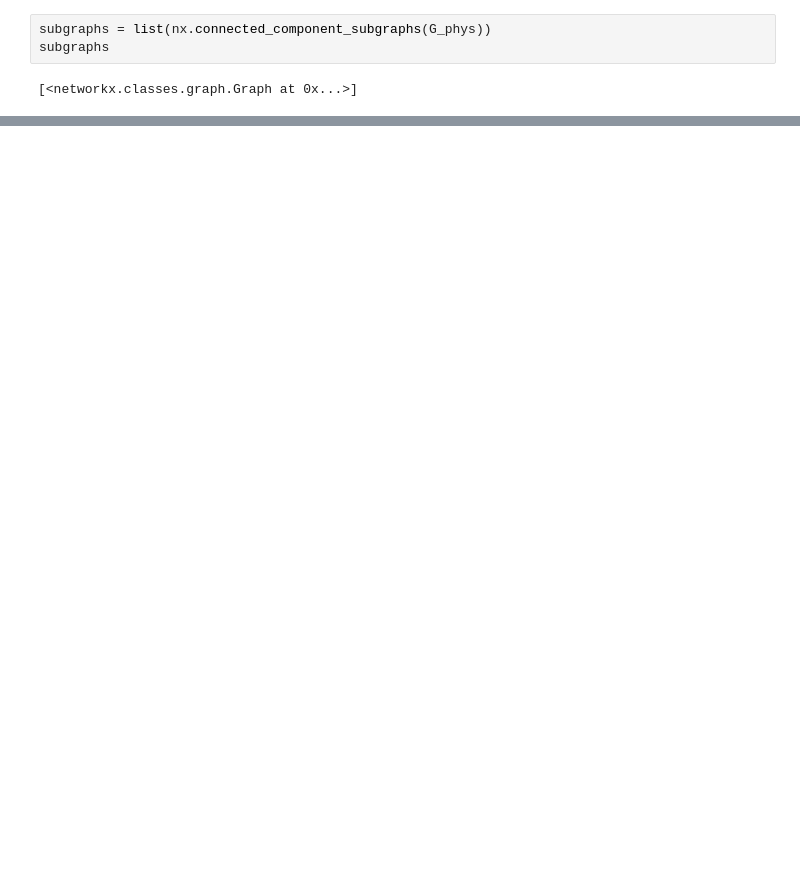
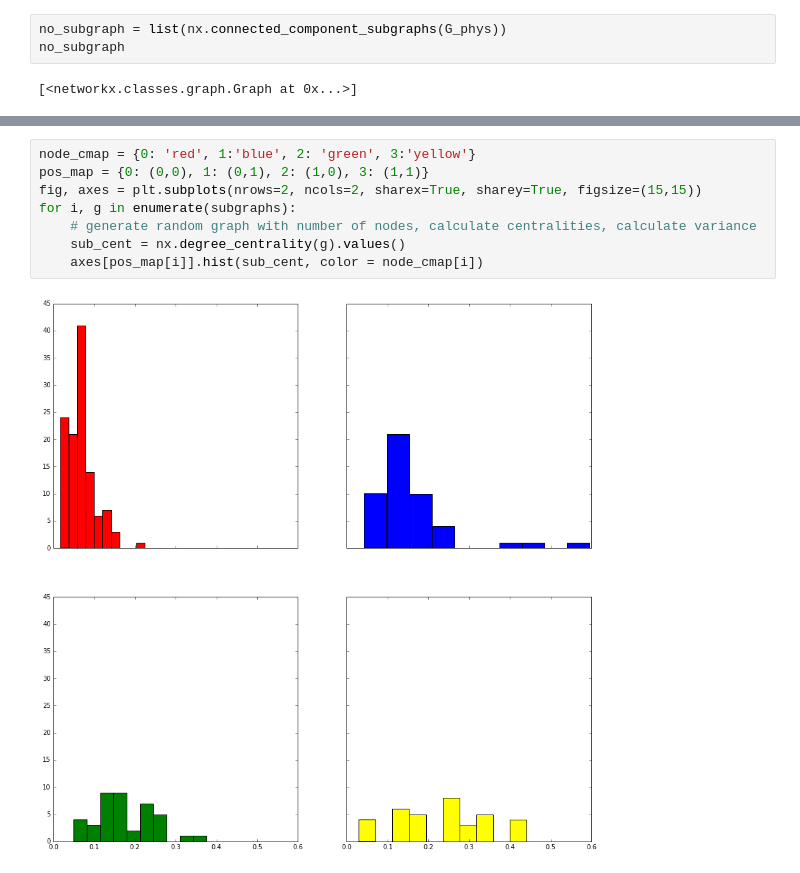
Before and after one commit to womenindatascienceatx/wids_network_analysis, a Jupyter notebook: network_analysis.ipynb, the cells around one changed output, grey strips where cells are left out. Saved outputs shown, nothing was run; the diff lists cells and outputs as text; blank space fills up the shorter version.

```diff
--- a/network_analysis.ipynb
+++ b/network_analysis.ipynb
@@ -290,5 +293,5 @@ nx.draw_networkx(G_phys,pos=nx.spring_layout(G_phys), nodelist=nodes, edgelist=e
 # %%
-subgraphs = list(nx.connected_component_subgraphs(G_phys))
-subgraphs
+no_subgraph = list(nx.connected_component_subgraphs(G_phys))
+no_subgraph
 # %% [output]
 [<networkx.classes.graph.Graph at 0x...>]
@@ -294,0 +303,10 @@ subgraphs
+# %%
+node_cmap = {0: 'red', 1:'blue', 2: 'green', 3:'yellow'}
+pos_map = {0: (0,0), 1: (0,1), 2: (1,0), 3: (1,1)}
+fig, axes = plt.subplots(nrows=2, ncols=2, sharex=True, sharey=True, figsize=(15,15))
+for i, g in enumerate(subgraphs):
+    # generate random graph with number of nodes, calculate centralities, calculate variance
+    sub_cent = nx.degree_centrality(g).values()
+    axes[pos_map[i]].hist(sub_cent, color = node_cmap[i])
+# %% [output]
+[figure, added]
```
Also changed, not shown: parts of 6 cells of this notebook.
